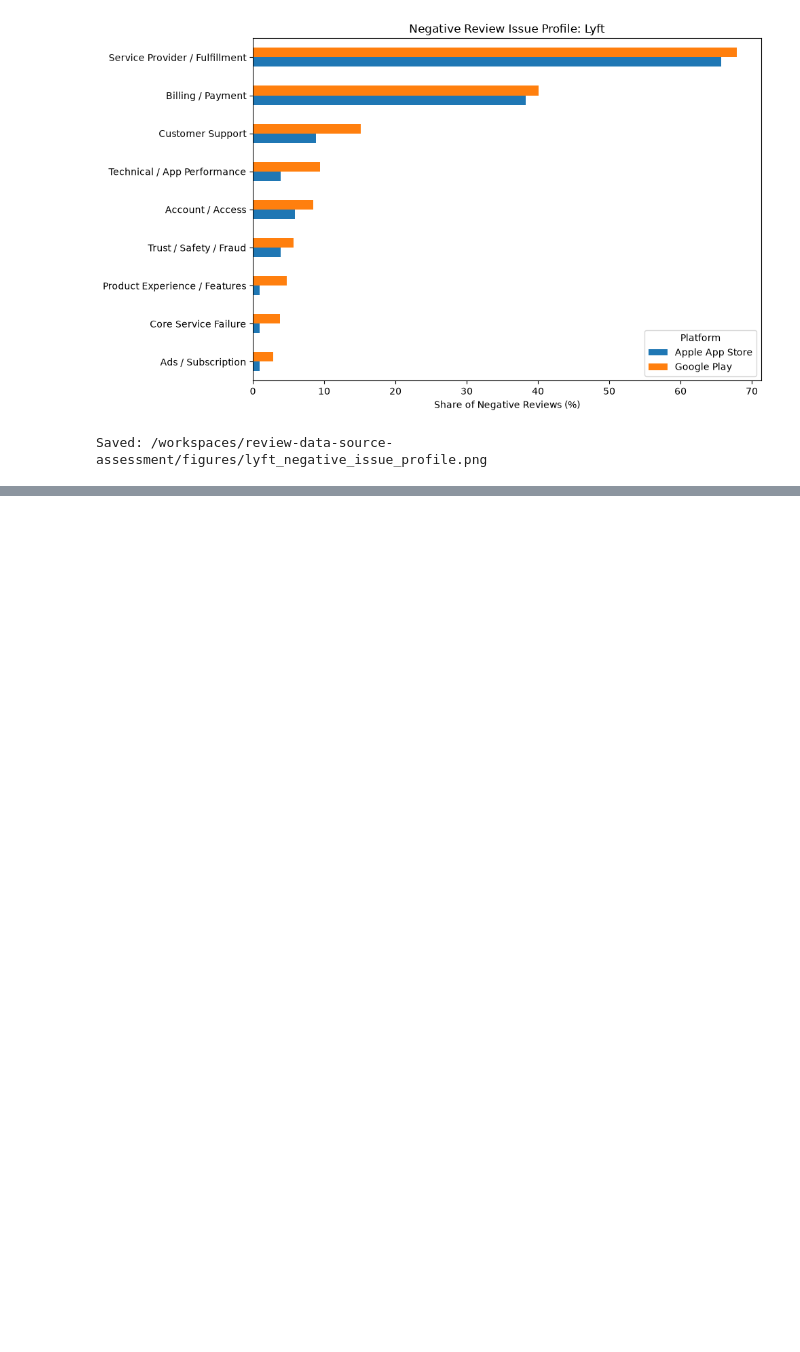
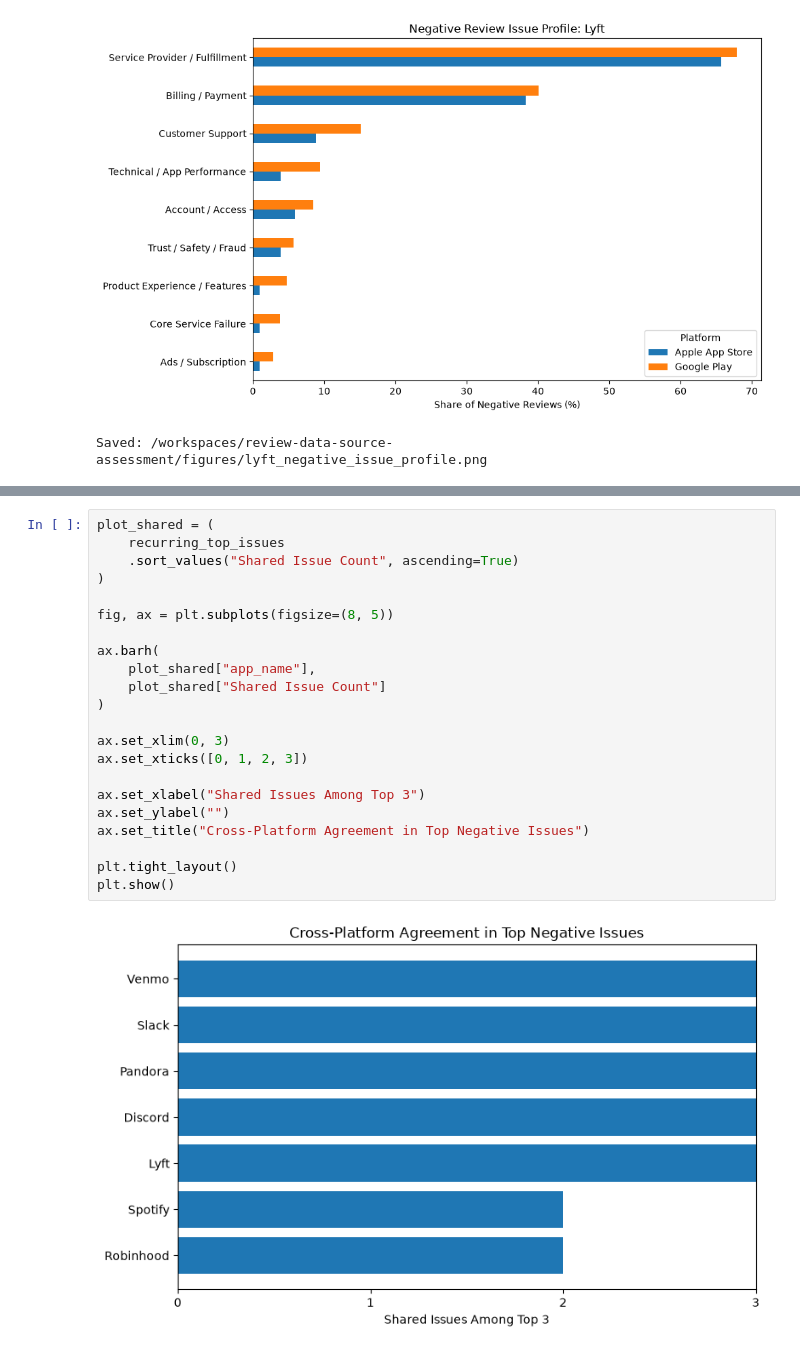
Before and after one commit to olizzh0105/review-data-source-analysis, a Jupyter notebook: notebooks/04_text_issue_analysis.ipynb, the cells around one changed output, grey strips where cells are left out. Saved outputs shown, nothing was run; the diff lists cells and outputs as text; blank space fills up the shorter version.

```diff
--- a/notebooks/04_text_issue_analysis.ipynb
+++ b/notebooks/04_text_issue_analysis.ipynb
@@ -1501,0 +2718,24 @@ Saved: /workspaces/review-data-source-assessment/figures/lyft_negative_issue_pro
+# %%
+plot_shared = (
+    recurring_top_issues
+    .sort_values("Shared Issue Count", ascending=True)
+)
+
+fig, ax = plt.subplots(figsize=(8, 5))
+
+ax.barh(
+    plot_shared["app_name"],
+    plot_shared["Shared Issue Count"]
+)
+
+ax.set_xlim(0, 3)
+ax.set_xticks([0, 1, 2, 3])
+
+ax.set_xlabel("Shared Issues Among Top 3")
+ax.set_ylabel("")
+ax.set_title("Cross-Platform Agreement in Top Negative Issues")
+
+plt.tight_layout()
+plt.show()
+# %% [output]
+[figure, added]
```
Also changed, not shown: parts of 36 cells of this notebook, 2 other files.
